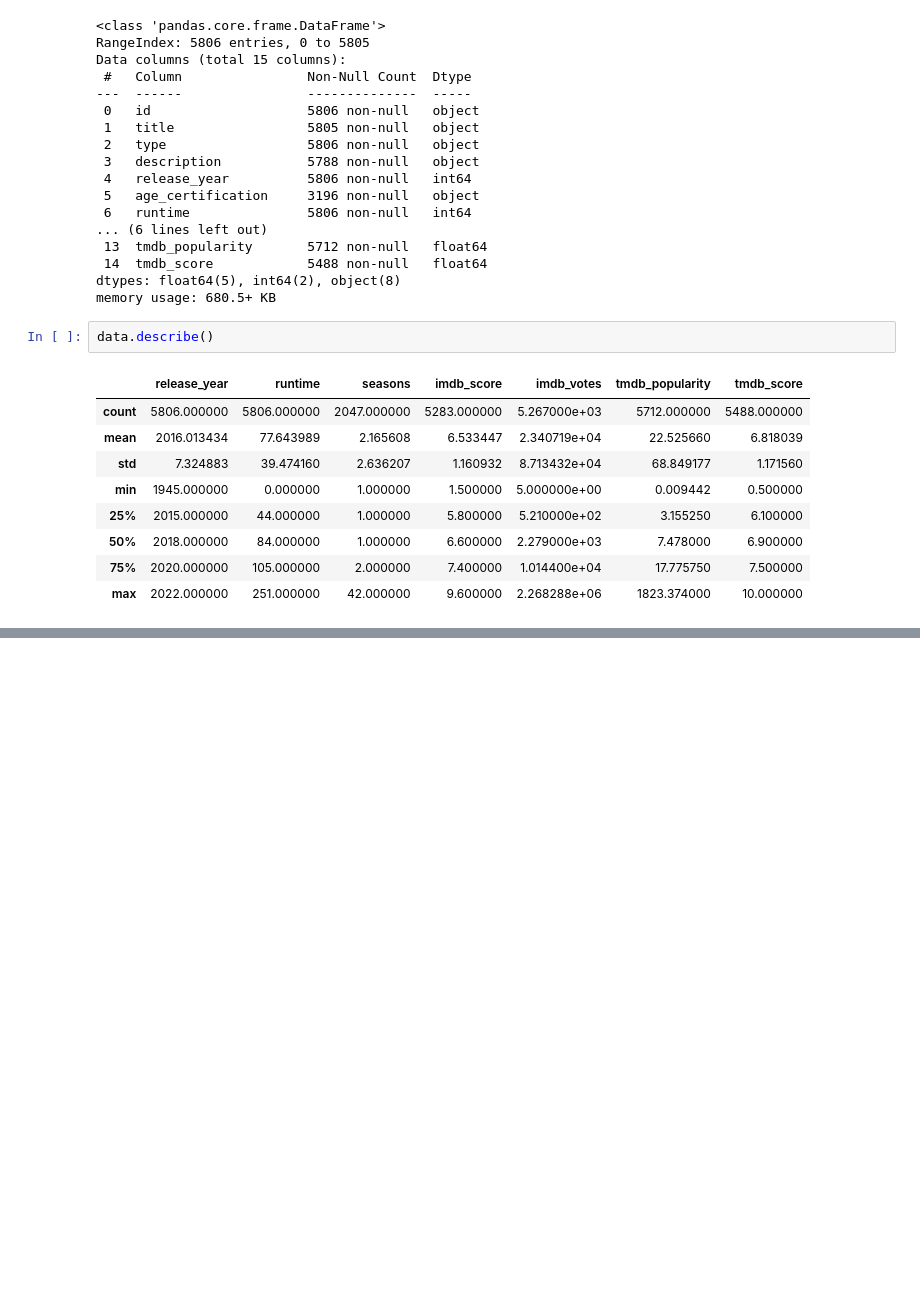
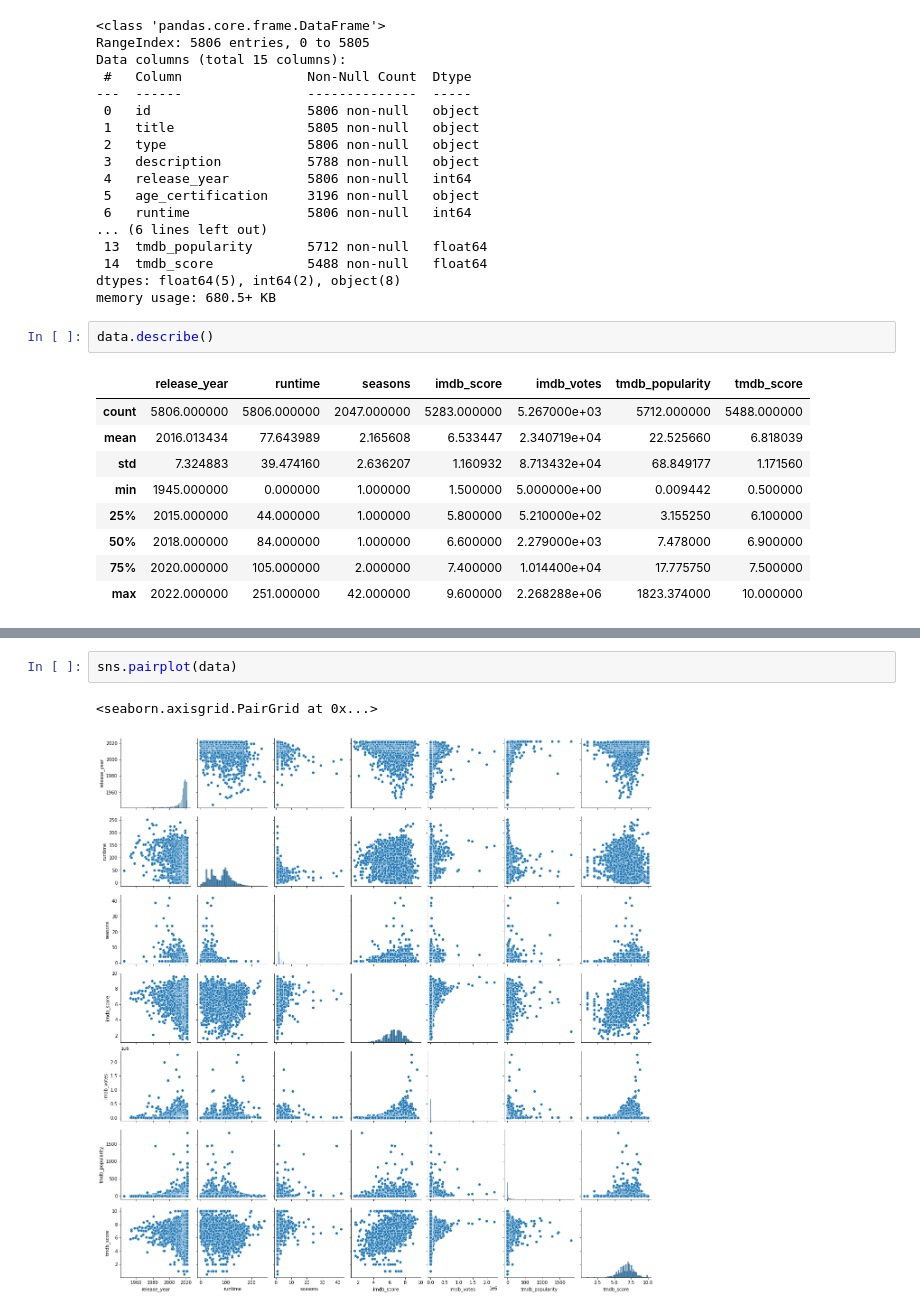
Before and after one commit to akrepel/DS1-GroupProject, a Jupyter notebook: DS1P.ipynb, the cells around one changed output, grey strips where cells are left out. Drawn from its saved outputs; the diff is of its cells as text; blank space fills up the shorter version.

```diff
--- a/DS1P.ipynb
+++ b/DS1P.ipynb
@@ -37,0 +54,5 @@ data.describe()
+# %%
+sns.pairplot(data)
+# %% [output]
+<seaborn.axisgrid.PairGrid at 0x...>
+[figure, added]
```
Also changed, not shown: parts of 2 cells of this notebook.
